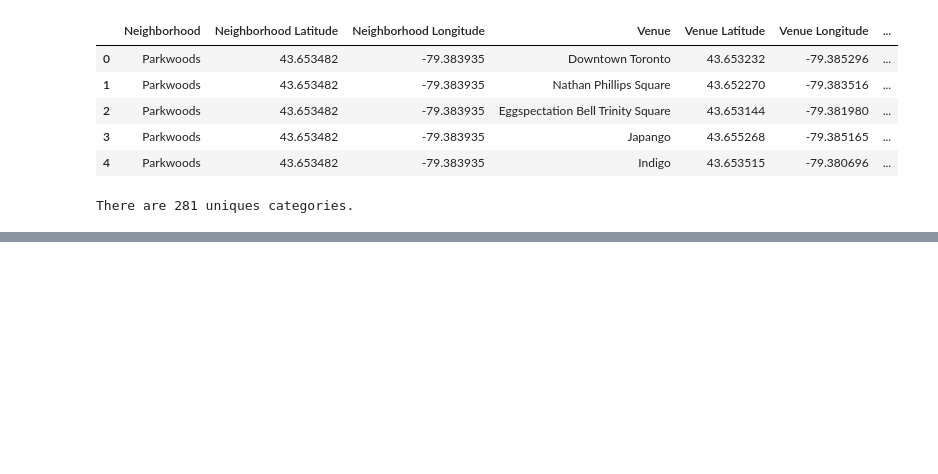
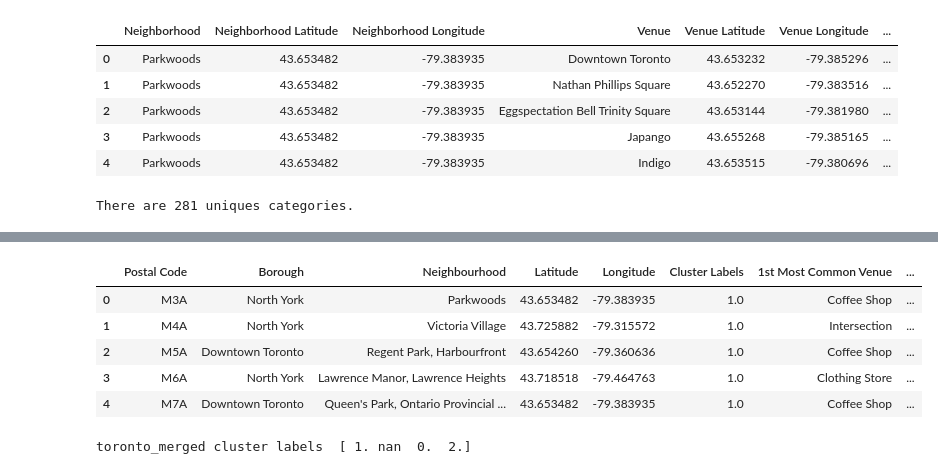
Before and after one commit to faxmaskinen/Hello-world, a Jupyter notebook: Scripts/Segmenting and Clustering Neighborhoods in Toronto.ipynb, the cells around one changed output, grey strips where cells are left out. Saved outputs shown, nothing was run; the diff lists cells and outputs as text; code cells hidden in the pictures; blank space fills up the shorter version.

```diff
--- a/Scripts/Segmenting and Clustering Neighborhoods in Toronto.ipynb
+++ b/Scripts/Segmenting and Clustering Neighborhoods in Toronto.ipynb
@@ -446,0 +475,3 @@ There are 281 uniques categories.
+# %%
+toronto_grouped = toronto_onehot.groupby('Neighborhood').mean().reset_index()
+toronto_grouped.head()
@@ -446,0 +534,21 @@ There are 281 uniques categories.
+# %%
+num_top_venues = 10
+
+indicators = ['st', 'nd', 'rd']
+
+# create columns according to number of top venues
+columns = ['Neighborhood']
+for ind in np.arange(num_top_venues):
+    try:
+        columns.append('{}{} Most Common Venue'.format(ind+1, indicators[ind]))
+    except:
+        columns.append('{}th Most Common Venue'.format(ind+1))
+
+# create a new dataframe
+neighborhoods_venues_sorted = pd.DataFrame(columns=columns)
+neighborhoods_venues_sorted['Neighborhood'] = toronto_grouped['Neighborhood']
+
+for ind in np.arange(toronto_grouped.shape[0]):
+    neighborhoods_venues_sorted.iloc[ind, 1:] = return_most_common_venues(toronto_grouped.iloc[ind, :], num_top_venues)
+
+neighborhoods_venues_sorted.head()
@@ -446,0 +616,23 @@ There are 281 uniques categories.
+# %%
+# merge manhattan_grouped with manhattan_data to add latitude/longitude for each neighborhood
+toronto_merged = toronto_merged.join(neighborhoods_venues_sorted.set_index('Neighborhood'), on='Neighbourhood')
+
+toronto_merged.head() # check the last columns!
+# %% [output]
+|  | Postal Code | Borough | Neighbourhood | Latitude | Longitude | Cluster Labels | 1st Most Common Venue | ... |
+| 0 | M3A | North York | Parkwoods | 43.653482 | -79.383935 | 1.0 | Coffee Shop | ... |
+| 1 | M4A | North York | Victoria Village | 43.725882 | -79.315572 | 1.0 | Intersection | ... |
+| 2 | M5A | Downtown Toronto | Regent Park, Harbourfront | 43.654260 | -79.360636 | 1.0 | Coffee Shop | ... |
+| 3 | M6A | North York | Lawrence Manor, Lawrence Heights | 43.718518 | -79.464763 | 1.0 | Clothing Store | ... |
+| 4 | M7A | Downtown Toronto | Queen's Park, Ontario Provincial ... | 43.653482 | -79.383935 | 1.0 | Coffee Shop | ... |
+# %%
+
+print("toronto_merged cluster labels ",toronto_merged['Cluster Labels'].unique())
+# toronto_merged[toronto_merged['Cluster Labels']== np.nan]
+toronto_merged['Cluster Labels'].isna().sum() # how many nans?
+
+toronto_merged['Cluster Labels'].replace(np.nan, kclusters, inplace=True)     # replace a number =kclusters instead of nan values
+
+toronto_merged['Cluster Labels']=toronto_merged['Cluster Labels'].astype(int) # change type from float to int
+# %% [output]
+toronto_merged cluster labels  [ 1. nan  0.  2.]
```
Also changed, not shown: parts of 34 cells of this notebook.
